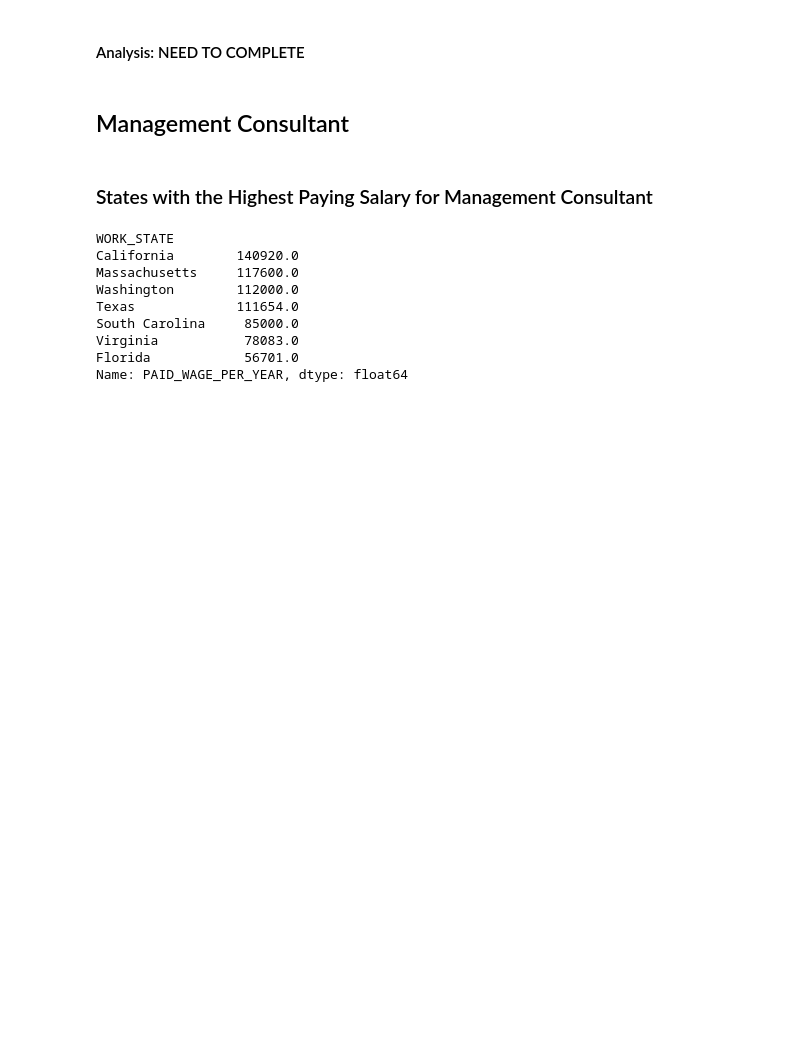
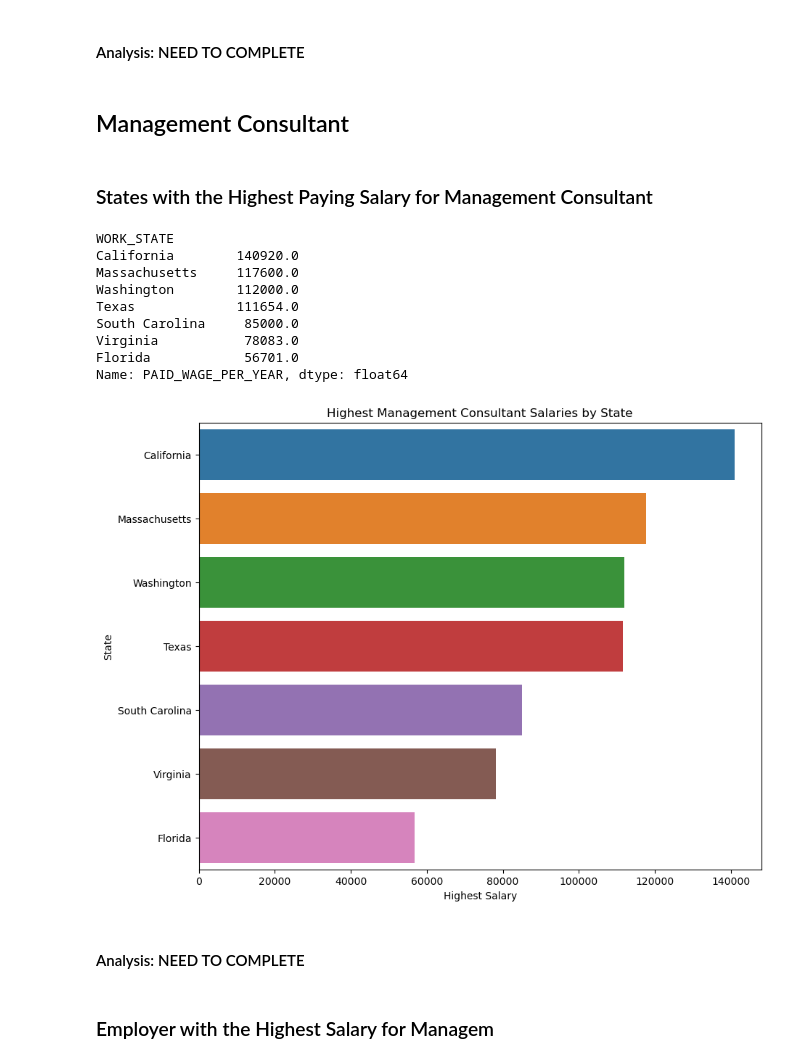
Before and after one commit to kimsean-pen/DS311-Data-Group-Project-, a Jupyter notebook: salary data file/Objective 2 - Comparing Salary Between State.ipynb, the cells around one changed output. Drawn from its saved outputs; the diff is of its cells as text; code cells hidden in the pictures; blank space fills up the shorter version.

Commit message:
Added Employer that pays the highest salary for Management Consultant

```diff
--- a/salary data file/Objective 2 - Comparing Salary Between State.ipynb
+++ b/salary data file/Objective 2 - Comparing Salary Between State.ipynb
@@ -449,8 +449,14 @@ Florida            56701.0
 Name: PAID_WAGE_PER_YEAR, dtype: float64
 # %%
 plt.figure(figsize=(10,8))
-sns.barplot(x=highest_assistant_professor_salary.values, y=highest_assistant_professor_salary.index)
+sns.barplot(x=highest_management_consultant_salary.values, y=highest_management_consultant_salary.index)
 plt.xlabel('Highest Salary')
 plt.ylabel('State')
-plt.title('Highest Assistant Professor Salaries by State')
+plt.title('Highest Management Consultant Salaries by State')
 plt.show()
+# %% [output]
+[figure, added]
+# %% [markdown]
+#### Analysis: NEED TO COMPLETE
+# %% [markdown]
+### Employer with the Highest Salary for Managem
```
Also changed, not shown: parts of 3 cells of this notebook.
